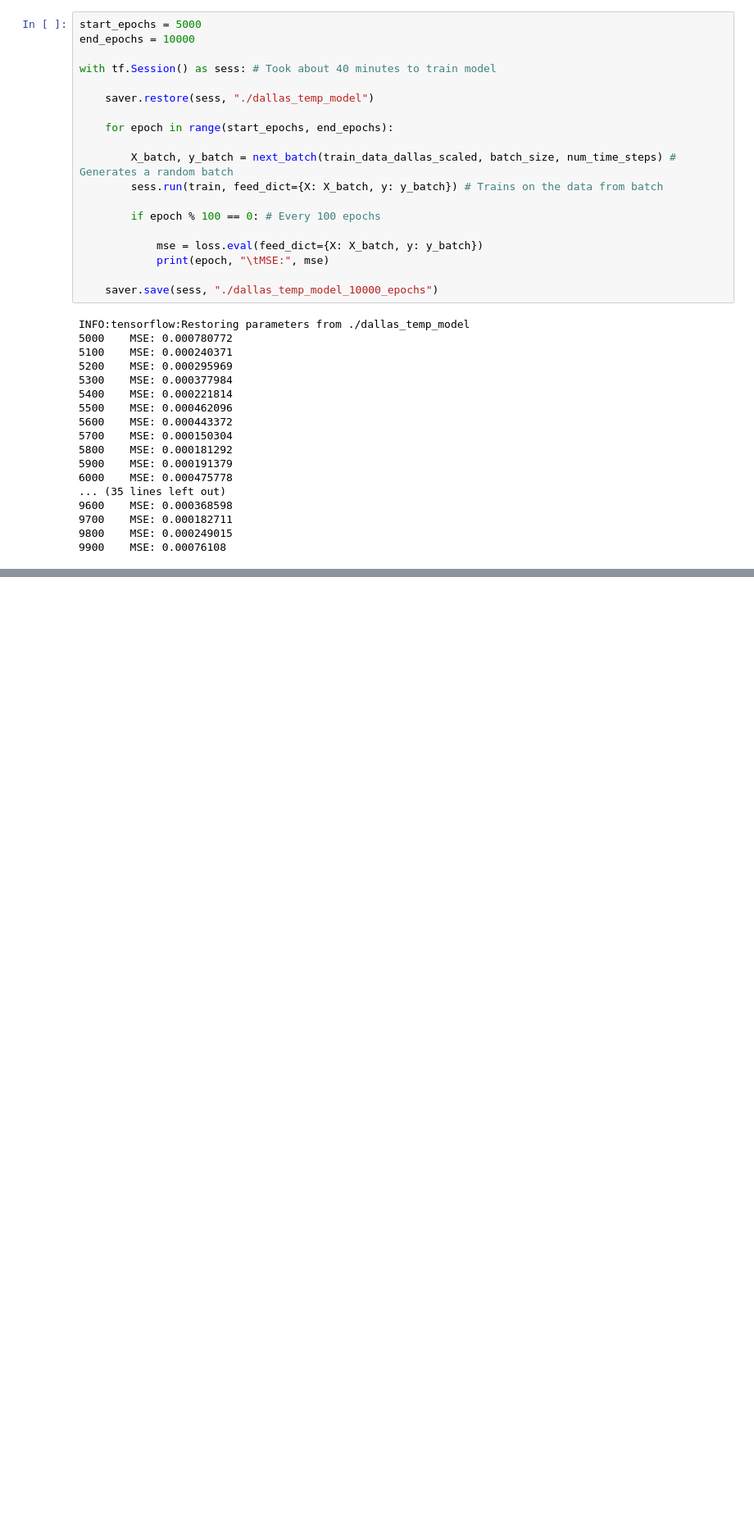
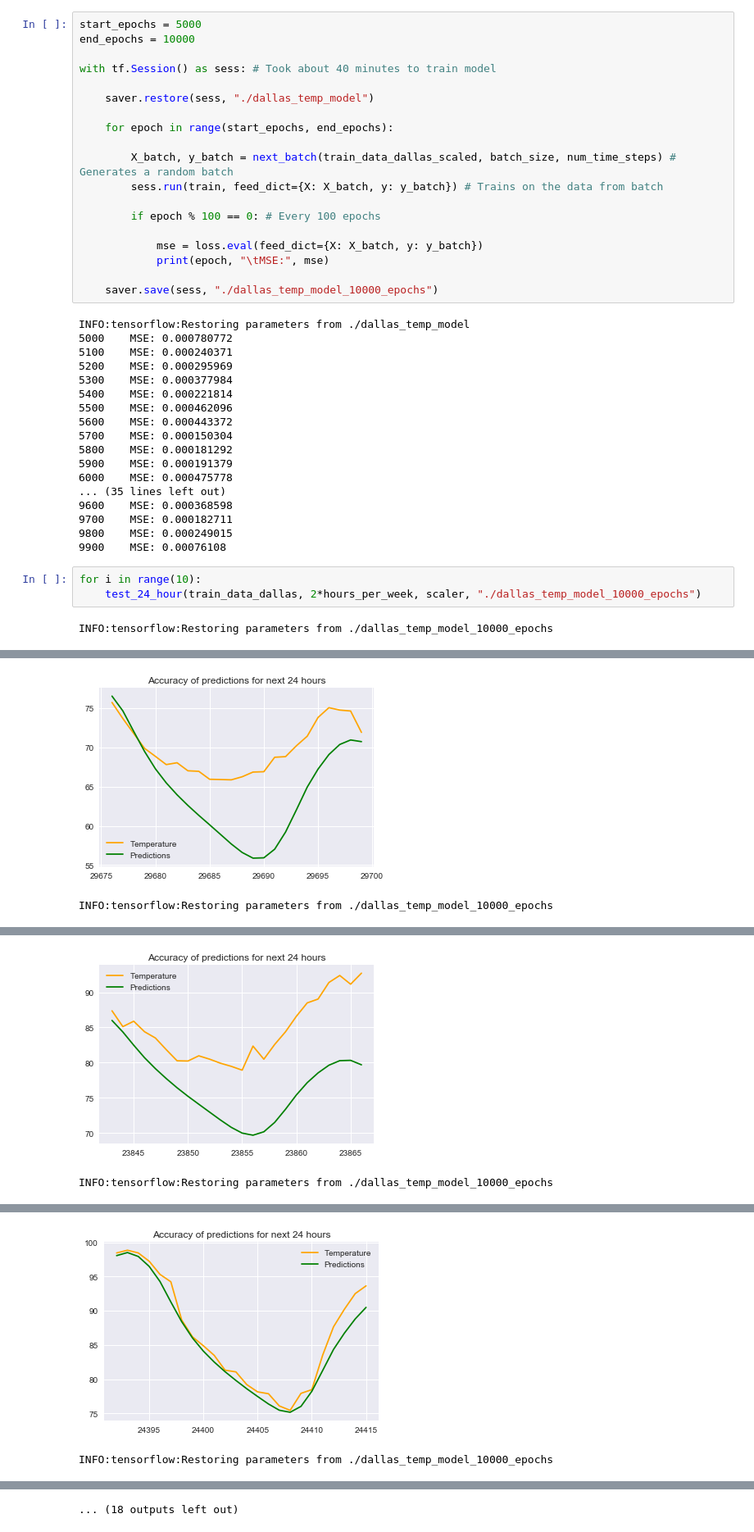
Before and after one commit to AmolMavuduru/WeatherForecastingRNNs, a Jupyter notebook: Weather Forecasting with RNNs.ipynb, the cells around one changed output, grey strips where cells are left out. Shown at 82% size. Saved outputs shown, nothing was run; the diff lists cells and outputs as text; blank space fills up the shorter version.

```diff
--- a/Weather Forecasting with RNNs.ipynb
+++ b/Weather Forecasting with RNNs.ipynb
@@ -487,3 +487,8 @@ INFO:tensorflow:Restoring parameters from ./dallas_temp_model
 9700    MSE: 0.000182711
 9800    MSE: 0.000249015
 9900    MSE: 0.00076108
+# %%
+for i in range(10):
+    test_24_hour(train_data_dallas, 2*hours_per_week, scaler, "./dallas_temp_model_10000_epochs")
+# %% [output]
+INFO:tensorflow:Restoring parameters from ./dallas_temp_model_10000_epochs
@@ -489,0 +497,2 @@ INFO:tensorflow:Restoring parameters from ./dallas_temp_model
+[figure, added]
+INFO:tensorflow:Restoring parameters from ./dallas_temp_model_10000_epochs
@@ -489,0 +501,2 @@ INFO:tensorflow:Restoring parameters from ./dallas_temp_model
+[figure, added]
+INFO:tensorflow:Restoring parameters from ./dallas_temp_model_10000_epochs
@@ -489,0 +505,2 @@ INFO:tensorflow:Restoring parameters from ./dallas_temp_model
+[figure, added]
+INFO:tensorflow:Restoring parameters from ./dallas_temp_model_10000_epochs
@@ -489,0 +510 @@ INFO:tensorflow:Restoring parameters from ./dallas_temp_model
+... (18 outputs left out)
```
Also changed, not shown: parts of 3 cells of this notebook.
